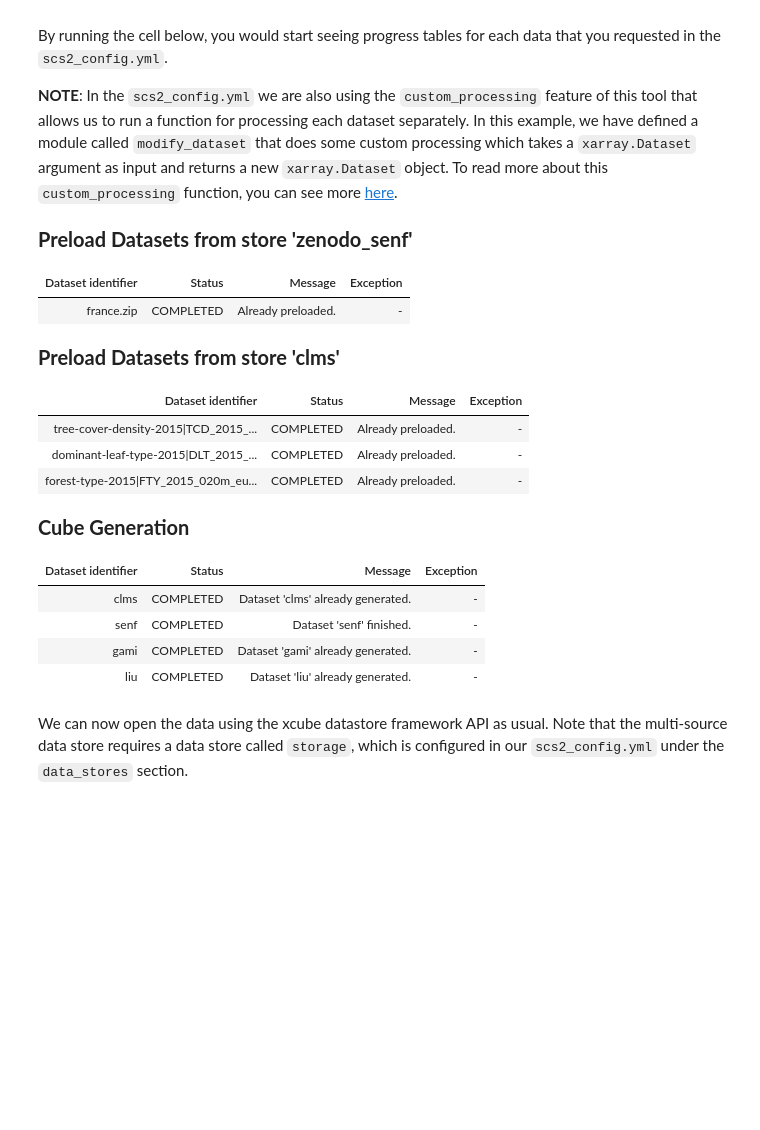
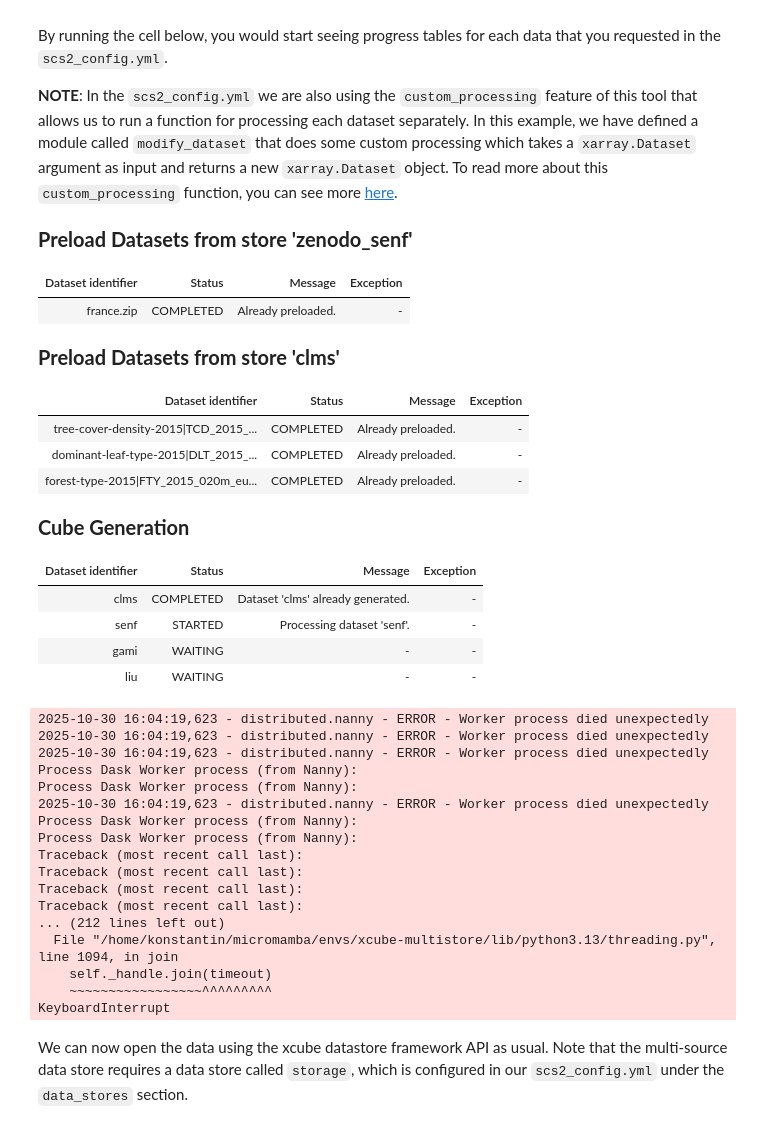
Before and after one commit to xcube-dev/xcube-multistore, a Jupyter notebook: examples/example2/scs2_xcube_multistore.ipynb, the cells around one changed output. Cells and saved outputs as stored; diff of their text form; code cells hidden in the pictures; blank space fills up the shorter version.

```diff
--- a/examples/example2/scs2_xcube_multistore.ipynb
+++ b/examples/example2/scs2_xcube_multistore.ipynb
@@ -83,22 +119,39 @@ By running the cell below, you would start seeing progress tables for each data
 
 **NOTE**: In the `scs2_config.yml` we are also using the `custom_processing` feature of this tool that allows us to run a function for processing each dataset separately. In this example, we have defined a module called `modify_dataset` that does some custom processing which takes a `xarray.Dataset` argument as input and returns a new `xarray.Dataset` object. To read more about this `custom_processing` function, you can see more [here](https://xcube-dev.github.io/xcube-multistore/config/#custom_processing).
 # %%
-msds = MultiSourceDataStore("scs2_config.yml")
+msds.generate()
 # %% [output]
 Preload Datasets from store 'zenodo_senf'
 | Dataset identifier | Status | Message | Exception |
 | france.zip | COMPLETED | Already preloaded. | - |
 Preload Datasets from store 'clms'
 | Dataset identifier | Status | Message | Exception |
 | tree-cover-density-2015|TCD_2015_... | COMPLETED | Already preloaded. | - |
 | dominant-leaf-type-2015|DLT_2015_... | COMPLETED | Already preloaded. | - |
 | forest-type-2015|FTY_2015_020m_eu... | COMPLETED | Already preloaded. | - |
 Cube Generation
 | Dataset identifier | Status | Message | Exception |
 | clms | COMPLETED | Dataset 'clms' already generated. | - |
-| senf | COMPLETED | Dataset 'senf' finished. | - |
-| gami | COMPLETED | Dataset 'gami' already generated. | - |
-| liu | COMPLETED | Dataset 'liu' already generated. | - |
+| senf | STARTED | Processing dataset 'senf'. | - |
+| gami | WAITING | - | - |
+| liu | WAITING | - | - |
+2025-10-30 16:04:19,623 - distributed.nanny - ERROR - Worker process died unexpectedly
+2025-10-30 16:04:19,623 - distributed.nanny - ERROR - Worker process died unexpectedly
+2025-10-30 16:04:19,623 - distributed.nanny - ERROR - Worker process died unexpectedly
+Process Dask Worker process (from Nanny):
+Process Dask Worker process (from Nanny):
+2025-10-30 16:04:19,623 - distributed.nanny - ERROR - Worker process died unexpectedly
+Process Dask Worker process (from Nanny):
+Process Dask Worker process (from Nanny):
+Traceback (most recent call last):
+Traceback (most recent call last):
+Traceback (most recent call last):
+Traceback (most recent call last):
+... (212 lines left out)
+  File "/home/konstantin/micromamba/envs/xcube-multistore/lib/python3.13/threading.py", line 1094, in join
+    self._handle.join(timeout)
+    ~~~~~~~~~~~~~~~~~^^^^^^^^^
+KeyboardInterrupt
 # %% [markdown]
 We can now open the data using the xcube datastore framework API as usual. Note that the multi-source data store requires a data store called `storage`, which is configured in our `scs2_config.yml` under the `data_stores` section.
 # %%
```
Also changed, not shown: parts of 4 cells of this notebook, 11 other files.
